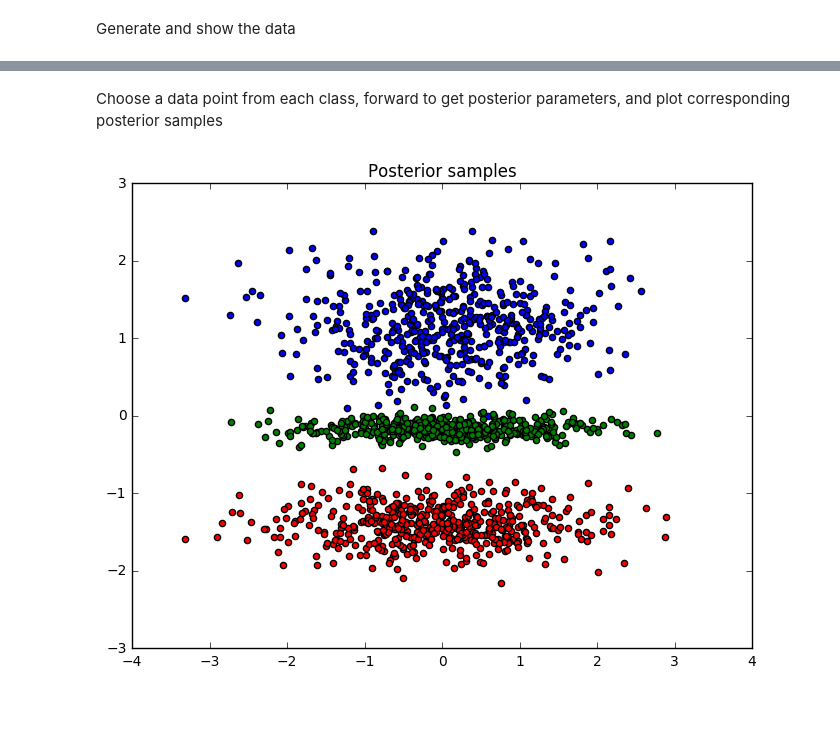
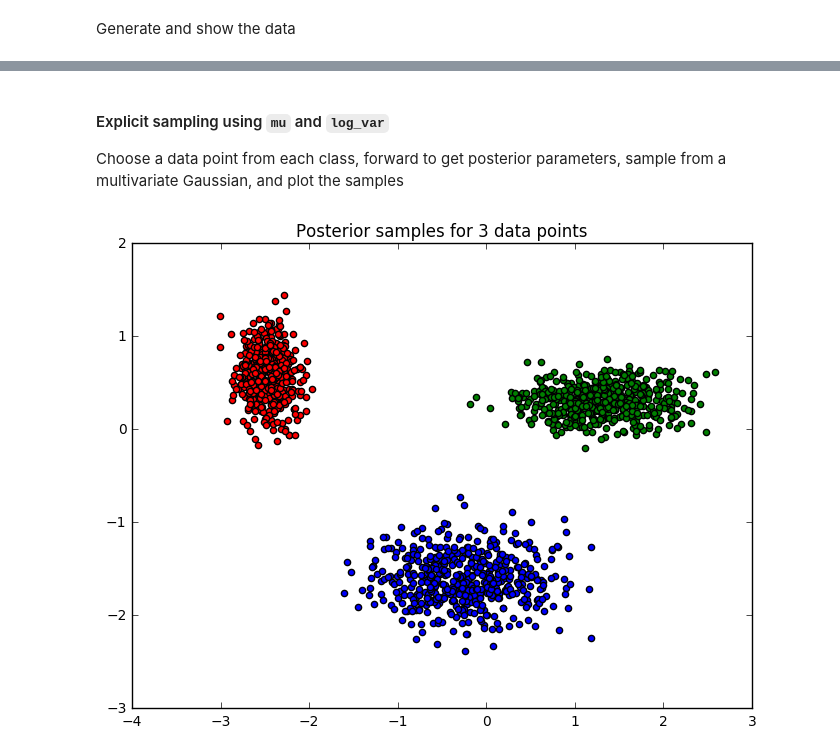
Before and after one commit to wellecks/vaes, a Jupyter notebook: vanilla_vae.ipynb, the cells around one changed output, grey strips where cells are left out. Saved outputs shown, nothing was run; the diff lists cells and outputs as text; code cells hidden in the pictures; blank space fills up the shorter version.

Commit message:
Update / correct notebook sampling, add reconstruction

```diff
--- a/vanilla_vae.ipynb
+++ b/vanilla_vae.ipynb
@@ -175,13 +177,13 @@ data_dim = 2
 enc_h = 128
 enc_z = 2
 dec_h = 128
-max_iters = 5000
+max_iters = 15000
 batch_size = 4
 learning_rate = 0.001
 
 x, e = inputs(data_dim, enc_z)
 mu, log_var, z = encoder(x, e, data_dim, enc_h, enc_z)
-out_op, out_mu, out_log_var = decoder(z, data_dim, dec_h, enc_z)
+out_op, out_mu, out_log_var = decoder(z, data_dim, dec_h, enc_z, out_fn=tf.identity)
 loss_op = make_loss(out_op, x, log_var, mu, out_log_var)
 train_op = tf.train.AdamOptimizer(learning_rate).minimize(loss_op)
 
@@ -222,0 +237,13 @@ plt.show();
+# %%
+k = 500
+
+x_ = np.repeat(data, 500, axis=0)
+y_ = np.repeat(np.arange(data.shape[0]), 500)
+e_ = np.random.normal(size=(x_.shape[0], enc_z))
+zs = sess.run(z, feed_dict={x: x_, e: e_})
+
+fig = plt.figure(figsize=(8, 6));
+plt.scatter(zs[:, 0], zs[:, 1], c=y_)
+
+plt.title("Posterior samples for each point")
+plt.show();
@@ -227,7 +256,7 @@ Generate and show the data
 # %%
 N = 1000
 xs = np.vstack((
-    np.random.multivariate_normal([-5, 5], np.eye(2)/2, size=N/3),
+    np.random.uniform(-6, -2, size=(N/3, 2)),
     np.random.multivariate_normal([0, 0], np.eye(2)/2, size=N/3),
     np.random.multivariate_normal([5, -5], np.eye(2)/2, size=N/3)
 ))
@@ -255,7 +284,7 @@ learning_rate = 0.001
 
 x, e = inputs(data_dim, enc_z)
 mu, log_var, z = encoder(x, e, data_dim, enc_h, enc_z)
-out_op, out_mu, out_log_var = decoder(z, data_dim, dec_h, enc_z)
+out_op, out_mu, out_log_var = decoder(z, data_dim, dec_h, enc_z, out_fn=tf.identity)
 loss_op = make_loss(out_op, x, log_var, mu, out_log_var)
 train_op = tf.train.AdamOptimizer(learning_rate).minimize(loss_op)
 
@@ -285,20 +321,22 @@ iter: 9000      loss: 88.87
 # %% [markdown]
-Choose a data point from each class, forward to get posterior parameters, and plot corresponding posterior samples
+#### Explicit sampling using `mu` and `log_var`
+
+Choose a data point from each class, forward to get posterior parameters, sample from a multivariate Gaussian, and plot the samples
 # %%
 # Take a data point from each class
 x_ = data[[(ys==i).argmax() for i in range(3)]]
 y_ = np.arange(3)
 e_ = np.random.normal(size=(x_.shape[0], enc_z))
 mus, lvs = sess.run([mu, log_var], feed_dict={x: x_, e: e_})
 
 fig = plt.figure(figsize=(8, 6));
 c = ['b', 'g', 'r']
 for i, (m, v) in enumerate(zip(mus, lvs)):
     d = np.random.multivariate_normal(m, np.diag(np.exp(v)), size=500)
     plt.scatter(d[:, 0], d[:, 1], c=c[i])
     plt.hold(True)
 
-plt.title("Posterior samples")
+plt.title("Posterior samples for 3 data points")
 plt.show();
 # %% [output]
-[figure, old version]
+[figure, new version]
```
Also changed, not shown: parts of 19 cells of this notebook.
